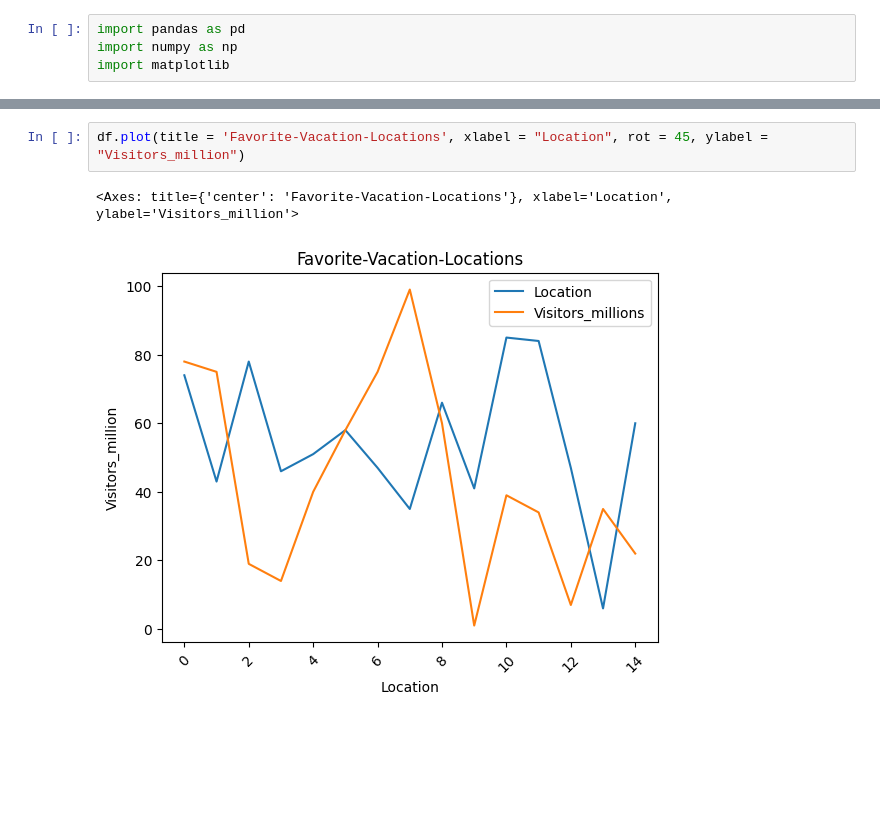
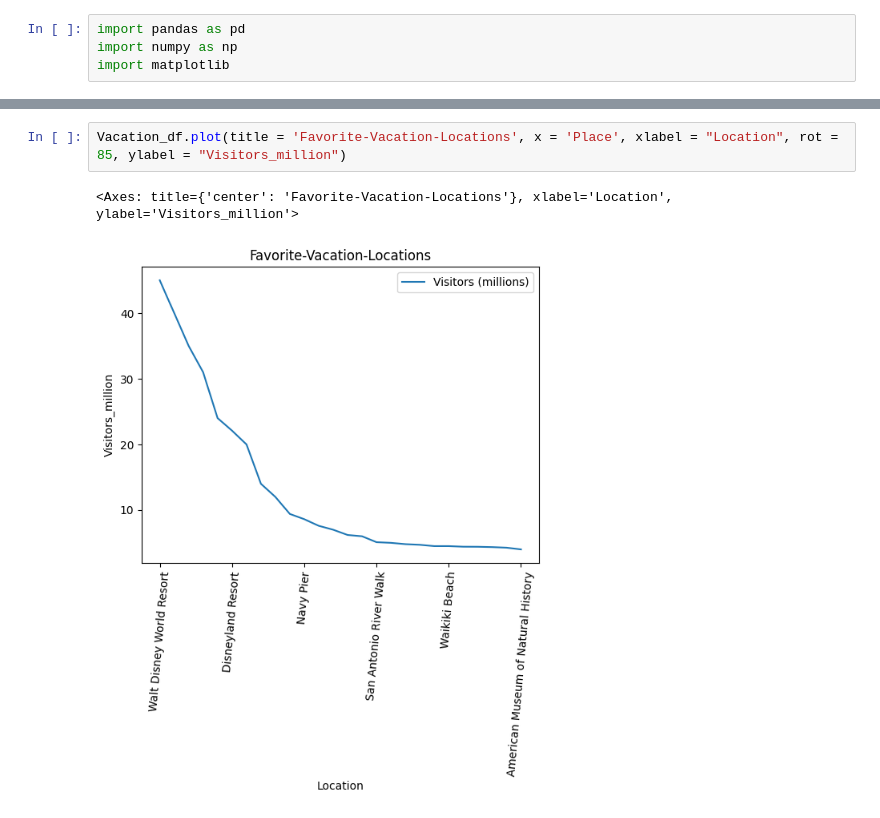
Before and after one commit to joannathom/Favorite-Vacation-Locations, a Jupyter notebook: analyzedata.ipynb, the cells around one changed output, grey strips where cells are left out. Cells and saved outputs as stored; diff of their text form; blank space fills up the shorter version.

```diff
--- a/analyzedata.ipynb
+++ b/analyzedata.ipynb
@@ -131,7 +131,7 @@ df
 # %%
-df.plot(title = 'Favorite-Vacation-Locations', xlabel = "Location", rot = 45, ylabel = "Visitors_million")
+Vacation_df.plot(title = 'Favorite-Vacation-Locations', x = 'Place', xlabel = "Location", rot = 85, ylabel = "Visitors_million")
 # %% [output]
 <Axes: title={'center': 'Favorite-Vacation-Locations'}, xlabel='Location', ylabel='Visitors_million'>
-[figure, old version]
+[figure, new version]
 # %%
 # Plot a bar graph to show location to visitor ratio.
```
Also changed, not shown: parts of 5 cells of this notebook.
